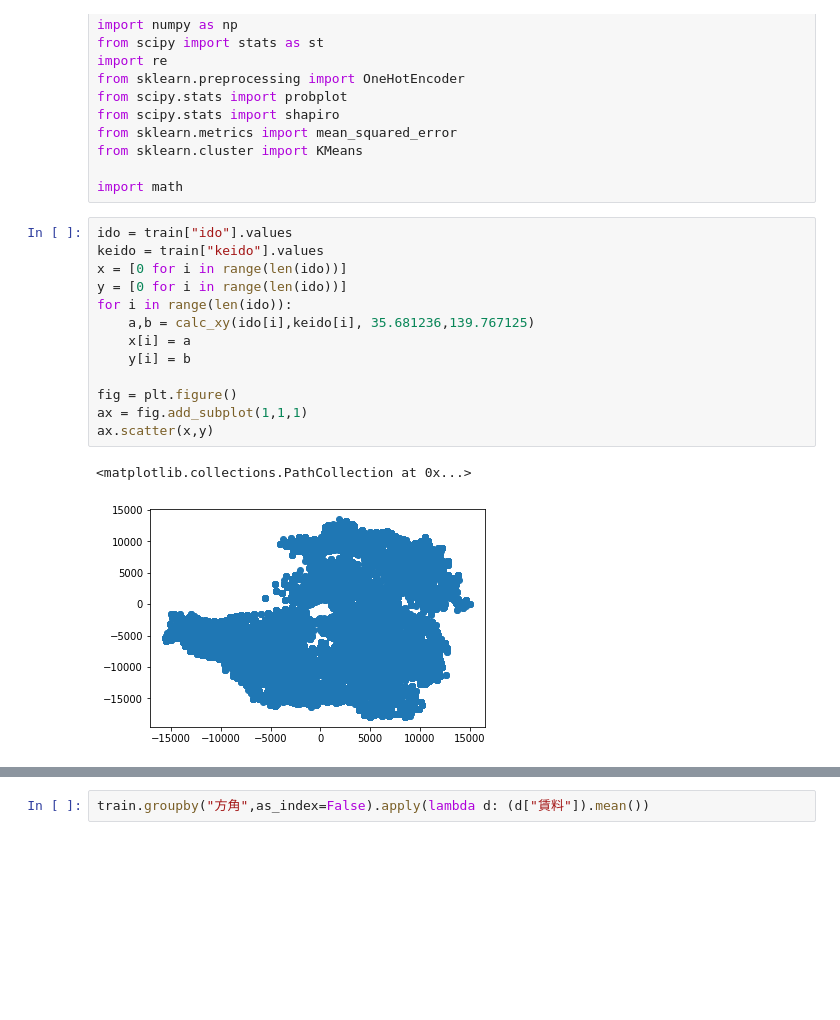
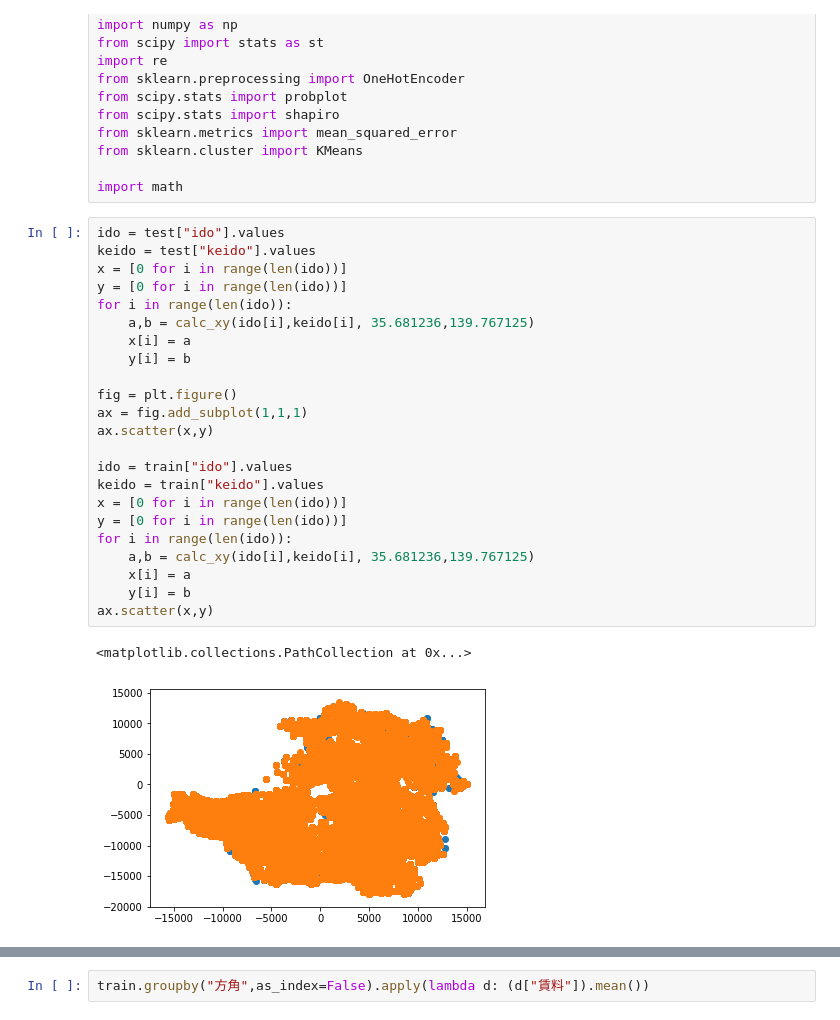
Before and after one commit to MosasoM/mynavi, a Jupyter notebook: mynavi_datavis.ipynb, the cells around one changed output, grey strips where cells are left out. Cells and saved outputs as stored; diff of their text form; blank space fills up the shorter version.

```diff
--- a/mynavi_datavis.ipynb
+++ b/mynavi_datavis.ipynb
@@ -35,18 +35,28 @@ from sklearn.cluster import KMeans
 
 import math
 # %%
-ido = train["ido"].values
-keido = train["keido"].values
+ido = test["ido"].values
+keido = test["keido"].values
 x = [0 for i in range(len(ido))]
 y = [0 for i in range(len(ido))]
 for i in range(len(ido)):
     a,b = calc_xy(ido[i],keido[i], 35.681236,139.767125)
     x[i] = a
     y[i] = b
 
 fig = plt.figure()
 ax = fig.add_subplot(1,1,1)
 ax.scatter(x,y)
+
+ido = train["ido"].values
+keido = train["keido"].values
+x = [0 for i in range(len(ido))]
+y = [0 for i in range(len(ido))]
+for i in range(len(ido)):
+    a,b = calc_xy(ido[i],keido[i], 35.681236,139.767125)
+    x[i] = a
+    y[i] = b
+ax.scatter(x,y)
 # %% [output]
 <matplotlib.collections.PathCollection at 0x...>
-[figure, old version]
+[figure, new version]
```
Also changed, not shown: parts of 3 cells of this notebook, 18 other files.
